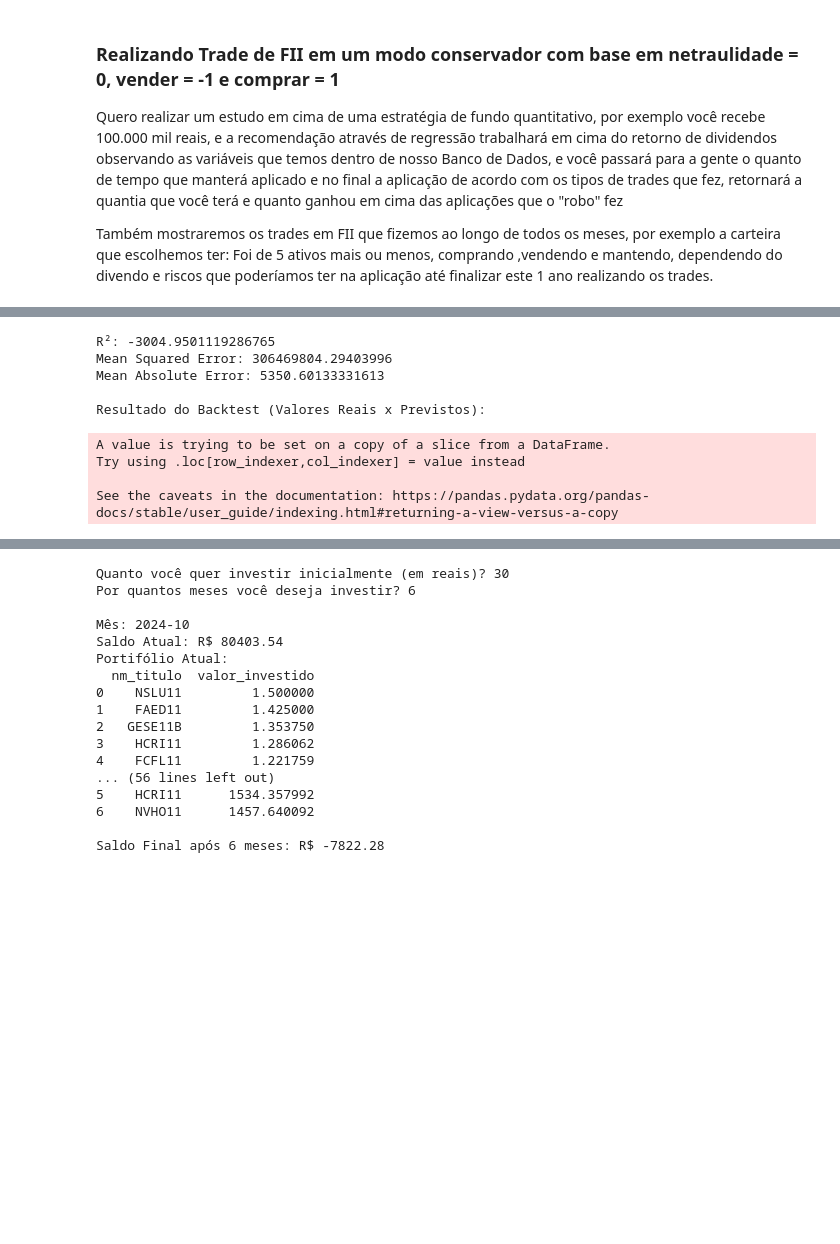
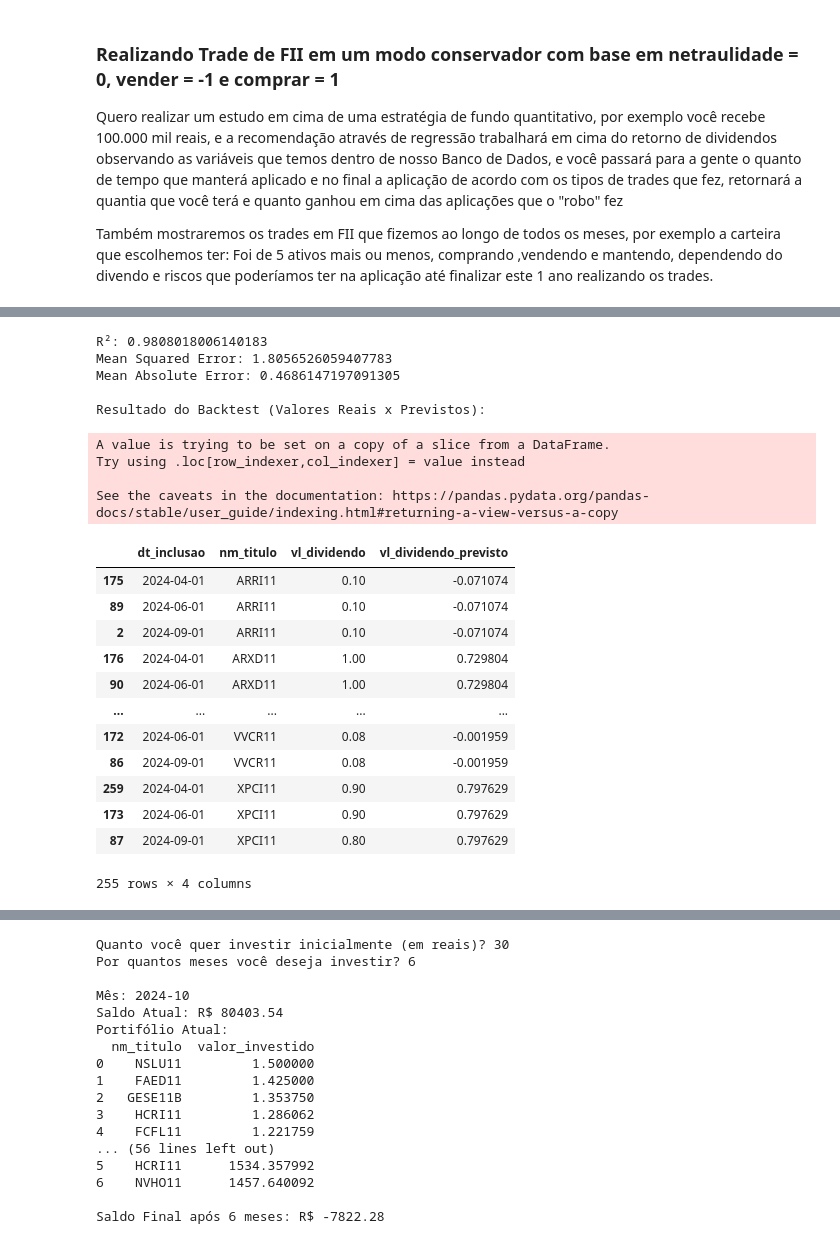
Before and after one commit to PeBatista/MovimentoAlgora-Projeto-Itau-2024.6, a Jupyter notebook: Análise_Exploratoria_FII2016_2024-Cluster.ipynb, the cells around one changed output, grey strips where cells are left out. Cells and saved outputs as stored; diff of their text form; code cells hidden in the pictures; blank space fills up the shorter version.

```diff
--- a/Análise_Exploratoria_FII2016_2024-Cluster.ipynb
+++ b/Análise_Exploratoria_FII2016_2024-Cluster.ipynb
@@ -665,33 +469,48 @@ y_test = test['vl_dividendo']
 
 # Criando e treinando o modelo de regressão linear
 model = LinearRegression()
 model.fit(X_train, y_train)
 
 # Fazendo predições no conjunto de teste
 y_pred = model.predict(X_test)
 
 # Adicionando as predições ao DataFrame de teste para backtest
 test['vl_dividendo_previsto'] = y_pred
 
 # Calculando métricas de desempenho do modelo
 r2 = r2_score(y_test, y_pred)
 mse = mean_squared_error(y_test, y_pred)
 mae = mean_absolute_error(y_test, y_pred)
 
 print(f"R²: {r2}")
 print(f"Mean Squared Error: {mse}")
 print(f"Mean Absolute Error: {mae}")
 
 # Exibindo as previsões e os valores reais para backtest
 resultado = test[['dt_inclusao', 'nm_titulo', 'vl_dividendo', 'vl_dividendo_previsto']]
 print("\nResultado do Backtest (Valores Reais x Previstos):")
+
+resultado
 # %% [output]
-R²: -3004.9501119286765
-Mean Squared Error: 306469804.29403996
-Mean Absolute Error: 5350.60133331613
+R²: 0.9808018006140183
+Mean Squared Error: 1.8056526059407783
+Mean Absolute Error: 0.4686147197091305
 
 Resultado do Backtest (Valores Reais x Previstos):
 A value is trying to be set on a copy of a slice from a DataFrame.
 Try using .loc[row_indexer,col_indexer] = value instead
 
 See the caveats in the documentation: https://pandas.pydata.org/pandas-docs/stable/user_guide/indexing.html#returning-a-view-versus-a-copy
+|  | dt_inclusao | nm_titulo | vl_dividendo | vl_dividendo_previsto |
+| 175 | 2024-04-01 | ARRI11 | 0.10 | -0.071074 |
+| 89 | 2024-06-01 | ARRI11 | 0.10 | -0.071074 |
+| 2 | 2024-09-01 | ARRI11 | 0.10 | -0.071074 |
+| 176 | 2024-04-01 | ARXD11 | 1.00 | 0.729804 |
+| 90 | 2024-06-01 | ARXD11 | 1.00 | 0.729804 |
+| ... | ... | ... | ... | ... |
+| 172 | 2024-06-01 | VVCR11 | 0.08 | -0.001959 |
+| 86 | 2024-09-01 | VVCR11 | 0.08 | -0.001959 |
+| 259 | 2024-04-01 | XPCI11 | 0.90 | 0.797629 |
+| 173 | 2024-06-01 | XPCI11 | 0.90 | 0.797629 |
+| 87 | 2024-09-01 | XPCI11 | 0.80 | 0.797629 |
+255 rows × 4 columns
```
Also changed, not shown: parts of 7 cells of this notebook.
